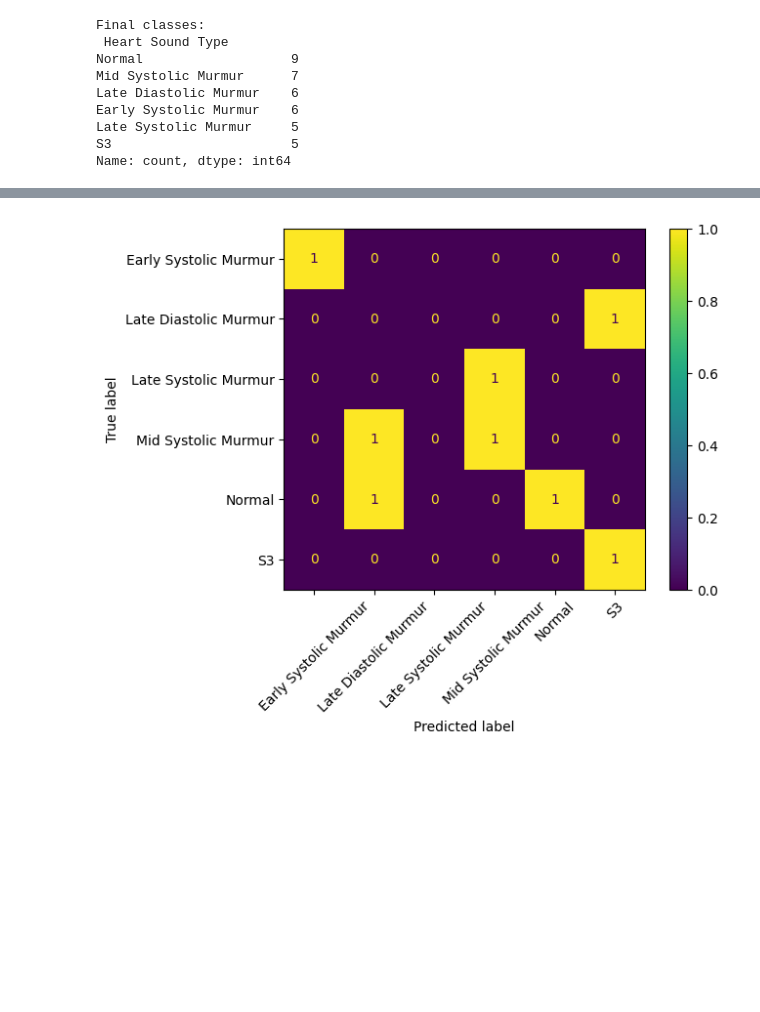
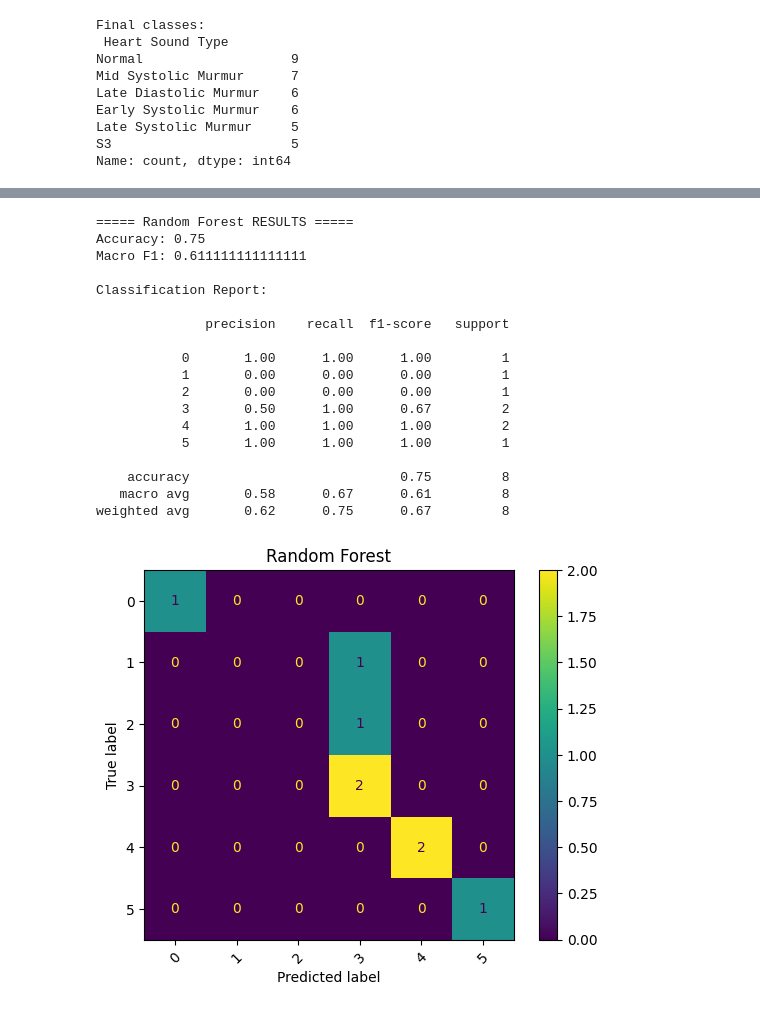
Before and after one commit to DikshyaL/Heart-and-lung-sound-classification, a Jupyter notebook: heart_sound_classification/heart.ipynb, the cells around one changed output, grey strips where cells are left out. Saved outputs shown, nothing was run; the diff lists cells and outputs as text; code cells hidden in the pictures; blank space fills up the shorter version.

Commit message:
xgboost and svm

```diff
--- a/heart_sound_classification/heart.ipynb
+++ b/heart_sound_classification/heart.ipynb
@@ -129,3 +150,8 @@ y shape: (38,)
+# %%
+# label encoding
+le = LabelEncoder()
+y = le.fit_transform(y)
+joblib.dump(le, "label_encoder_heart.pkl")
 # %%
 # Train test split
 X_train, X_test, y_train, y_test = train_test_split(
@@ -156,7 +232,22 @@ Pipeline(steps=[('scaler', StandardScaler()),
 # %%
-# Test Performance Evaluation
-y_pred = model.predict(X_test)
+# evaluate function
+def evaluate(model, X_test, y_test, name):
 
-print("Accuracy:", accuracy_score(y_test, y_pred))
-print("\nClassification Report:\n")
-print(classification_report(y_test, y_pred, zero_division=0))
+    pred = model.predict(X_test)
+
+    print(f"\n===== {name} RESULTS =====")
+    print("Accuracy:", accuracy_score(y_test, pred))
+    print("Macro F1:", f1_score(y_test, pred, average="macro"))
+
+    print("\nClassification Report:\n")
+    print(classification_report(y_test, pred, zero_division=0))
+
+    cm = confusion_matrix(y_test, pred)
+
+    disp = ConfusionMatrixDisplay(confusion_matrix=cm)
+    disp.plot(xticks_rotation=45)
+
+    plt.title(name)
+    plt.show()
+
+    return pred
@@ -180,13 +254,25 @@ Late Diastolic Murmur       0.00      0.00      0.00         1
 # %%
-# Confusion Matrix
-cm = confusion_matrix(y_test, y_pred)
-
-disp = ConfusionMatrixDisplay(
-    confusion_matrix=cm,
-    display_labels=model.classes_
-)
-
-disp.plot(xticks_rotation=45)
-plt.show()
+# run evaluations
+rf_pred = evaluate(rf_model, X_test, y_test, "Random Forest")
+svm_pred = evaluate(svm_model, X_test, y_test, "SVM")
+xgb_pred = evaluate(xgb_model, X_test, y_test, "XGBoost")
 # %% [output]
+===== Random Forest RESULTS =====
+Accuracy: 0.75
+Macro F1: 0.611111111111111
+
+Classification Report:
+
+              precision    recall  f1-score   support
+
+           0       1.00      1.00      1.00         1
+           1       0.00      0.00      0.00         1
+           2       0.00      0.00      0.00         1
+           3       0.50      1.00      0.67         2
+           4       1.00      1.00      1.00         2
+           5       1.00      1.00      1.00         1
+
+    accuracy                           0.75         8
+   macro avg       0.58      0.67      0.61         8
+weighted avg       0.62      0.75      0.67         8
-[figure, old version]
+[figure, new version]
```
Also changed, not shown: parts of 16 cells of this notebook, 9 other files.
